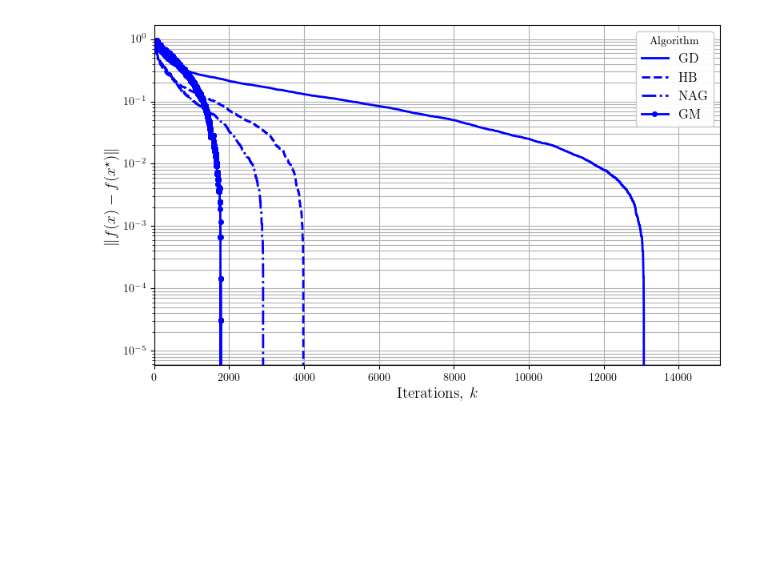
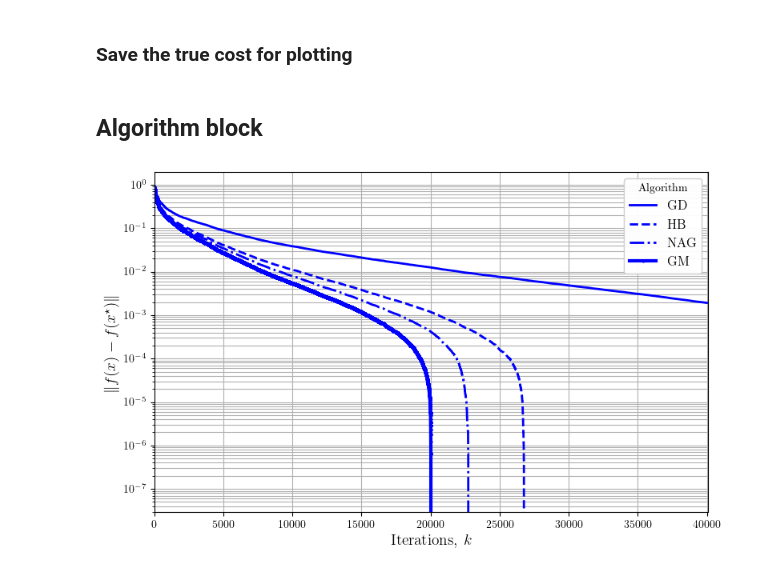
Before and after one commit to J4mZzy/TAGM-simulation, a Jupyter notebook: debug.ipynb, the cells around one changed output. Drawn from its saved outputs; the diff is of its cells as text; code cells hidden in the pictures; blank space fills up the shorter version.

```diff
--- a/debug.ipynb
+++ b/debug.ipynb
@@ -182,0 +188,2 @@ print(model.W)
+# %% [markdown]
+### Save the true cost for plotting
@@ -183 +192,3 @@ print(model.W)
+# %% [markdown]
+## Algorithm block
 # %%
@@ -454,11 +473,24 @@ if upDelay == 1:
 ##############################################################################################################################
 # %%
 ############################### Plotting block ###################################
+import matplotlib.pyplot as plt
 from matplotlib.ticker import LogLocator, FuncFormatter
 
 def log_format_func(x, pos):
     exponent = int(np.log10(x))
     return r'$10^{{{}}}$'.format(exponent)
+
+############################### Load data #######################################
+cost_diffGD_lst_loaded = np.load("cost_diff_GD_prob=100.npy")
+cost_diffHB_lst_loaded = np.load("cost_diff_HB_prob=100.npy")
+cost_diffNAG_lst_loaded = np.load("cost_diff_NAG_prob=100.npy")
+cost_diffGM_lst_loaded = np.load("cost_diff_GM_prob=100.npy")
+#################################################################################
+
+## Time vector (iterations)
+dt = 0.1
+tf = 4000
+tvec = np.arange(0, tf + dt, dt)
 
 # Set global font to Times New Roman and enable LaTeX
 plt.rcParams['font.family'] = 'Times New Roman'
@@ -471,37 +503,36 @@ c = colors.get(pp, 'k')
 
 plt.figure(figsize=(8, 5))
 
 # Plot GD and HB
-line1, = plt.semilogy(np.arange(len(tvec)), cost_diffGD_lst, f'{c}-', linewidth=2, label='GD')
-line2, = plt.semilogy(np.arange(len(tvec)), cost_diffHB_lst, f'{c}--', linewidth=2, label='HB')
-line3, = plt.semilogy(np.arange(len(tvec)), cost_diffNAG_lst, f'{c}-.', linewidth=2, label='NAG')
-line4, = plt.semilogy(np.arange(len(tvec)), cost_diffGM_lst, f'{c}-o', linewidth=2, markersize=4, label='GM')
+line1, = plt.semilogy(np.arange(len(tvec)), cost_diffGD_lst_loaded, f'{c}-', linewidth=2, label='GD')
+line2, = plt.semilogy(np.arange(len(tvec)), cost_diffHB_lst_loaded, f'{c}--', linewidth=2, label='HB')
+line3, = plt.semilogy(np.arange(len(tvec)), cost_diffNAG_lst_loaded, f'{c}-.', linewidth=2, label='NAG')
+line4, = plt.semilogy(np.arange(len(tvec)), cost_diffGM_lst_loaded, f'{c}-o', linewidth=3, markersize=2, label='GM')
 
 # # Optional: probability markers
 # p1, = plt.semilogy([], [], 'b*', markersize=8, markerfacecolor='b', linewidth=2, label=f'{probs[0]:.1f}')
 # p2, = plt.semilogy([], [], 'r*', markersize=8, markerfacecolor='r', linewidth=2, label=f'{probs[1]:.1f}')
 # p3, = plt.semilogy([], [], 'g*', markersize=8, markerfacecolor='g', linewidth=2, label=f'{probs[2]:.1f}')
 
 # Labels and formatting
 plt.xlabel(r'Iterations, $k$', fontsize=14)
 plt.ylabel(r'$\|f(x) - f(x^\star)\|$', fontsize=14)
 plt.xlim([0, len(tvec)+100])
 plt.grid(True, which='both')
 
 # Log scale formatting
 ax = plt.gca()
 ax.yaxis.set_major_locator(LogLocator(base=10.0))
 ax.yaxis.set_major_formatter(FuncFormatter(lambda val, _: f'$10^{{{int(np.log10(val))}}}$' if val != 0 else '0'))
 
 # Legends
 legend1 = plt.legend([line1, line2, line3, line4], ['GD', 'HB', 'NAG', 'GM'], loc='upper right', fontsize=12, title='Algorithm')
-# legend2 = plt.legend([p1, p2, p3], [f'{probs[0]:.1f}', f'{probs[1]:.1f}', f'{probs[2]:.1f}'],
-#                      loc='upper right', fontsize=12, title='Probability')
+# legend2 = plt.legend([p1, p2, p3], [f'{probs[0]:.1f}', f'{probs[1]:.1f}', f'{probs[2]:.1f}'], loc='upper right', fontsize=12, title='Probability')
 
 # Add the main legend back
 plt.gca().add_artist(legend1)
 plt.tight_layout()
 plt.savefig("Alg_comparison.png", dpi=300)
 plt.show()
 # %% [output]
-[figure, old version]
+[figure, new version]
```
Also changed, not shown: parts of 19 cells of this notebook, 13 other files.
